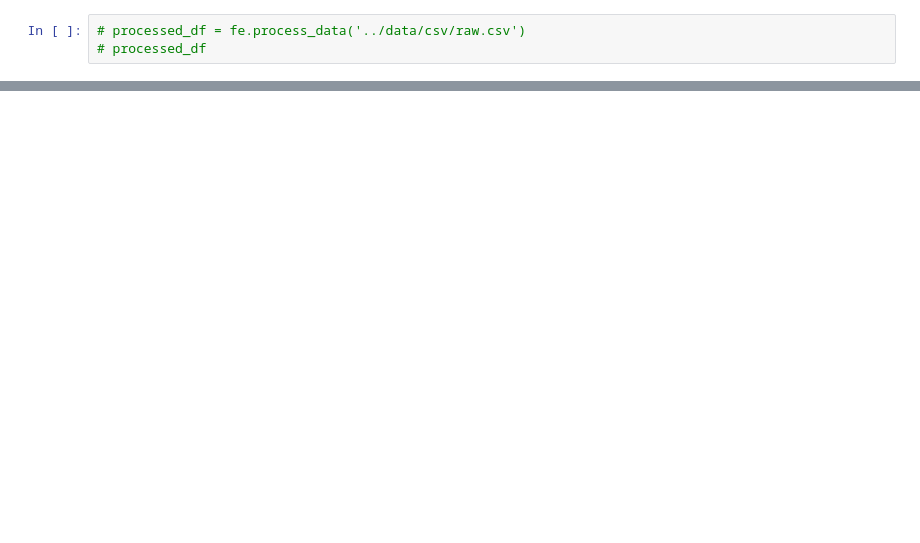
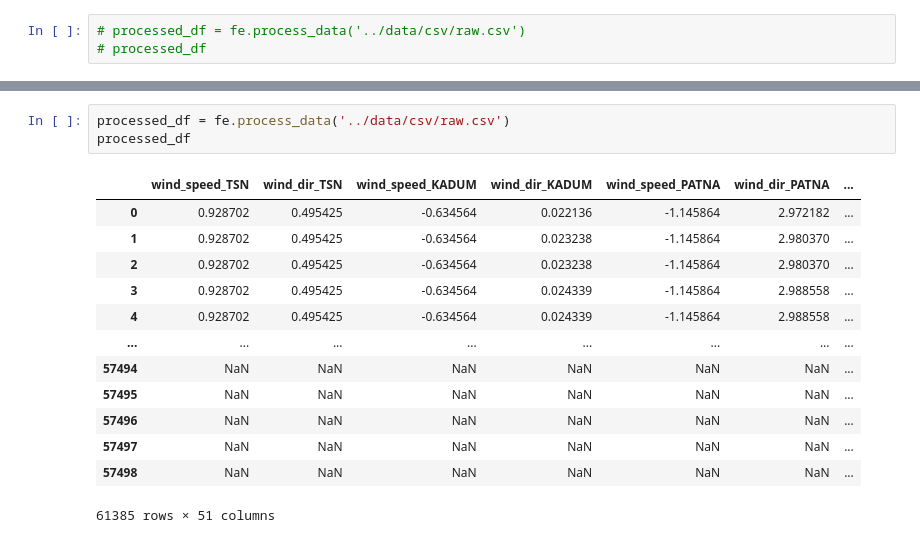
Before and after one commit to AnVuTrong/flight_prediction, a Jupyter notebook: notebook/data_preprocessing.ipynb, the cells around one changed output, grey strips where cells are left out. Saved outputs shown, nothing was run; the diff lists cells and outputs as text; blank space fills up the shorter version.

```diff
--- a/notebook/data_preprocessing.ipynb
+++ b/notebook/data_preprocessing.ipynb
@@ -165,0 +145,17 @@ decoded_df
+# %%
+processed_df = fe.process_data('../data/csv/raw.csv')
+processed_df
+# %% [output]
+|  | wind_speed_TSN | wind_dir_TSN | wind_speed_KADUM | wind_dir_KADUM | wind_speed_PATNA | wind_dir_PATNA | ... |
+| 0 | 0.928702 | 0.495425 | -0.634564 | 0.022136 | -1.145864 | 2.972182 | ... |
+| 1 | 0.928702 | 0.495425 | -0.634564 | 0.023238 | -1.145864 | 2.980370 | ... |
+| 2 | 0.928702 | 0.495425 | -0.634564 | 0.023238 | -1.145864 | 2.980370 | ... |
+| 3 | 0.928702 | 0.495425 | -0.634564 | 0.024339 | -1.145864 | 2.988558 | ... |
+| 4 | 0.928702 | 0.495425 | -0.634564 | 0.024339 | -1.145864 | 2.988558 | ... |
+| ... | ... | ... | ... | ... | ... | ... | ... |
+| 57494 | NaN | NaN | NaN | NaN | NaN | NaN | ... |
+| 57495 | NaN | NaN | NaN | NaN | NaN | NaN | ... |
+| 57496 | NaN | NaN | NaN | NaN | NaN | NaN | ... |
+| 57497 | NaN | NaN | NaN | NaN | NaN | NaN | ... |
+| 57498 | NaN | NaN | NaN | NaN | NaN | NaN | ... |
+61385 rows × 51 columns
```
Also changed, not shown: parts of 24 cells of this notebook, 3 other files.
